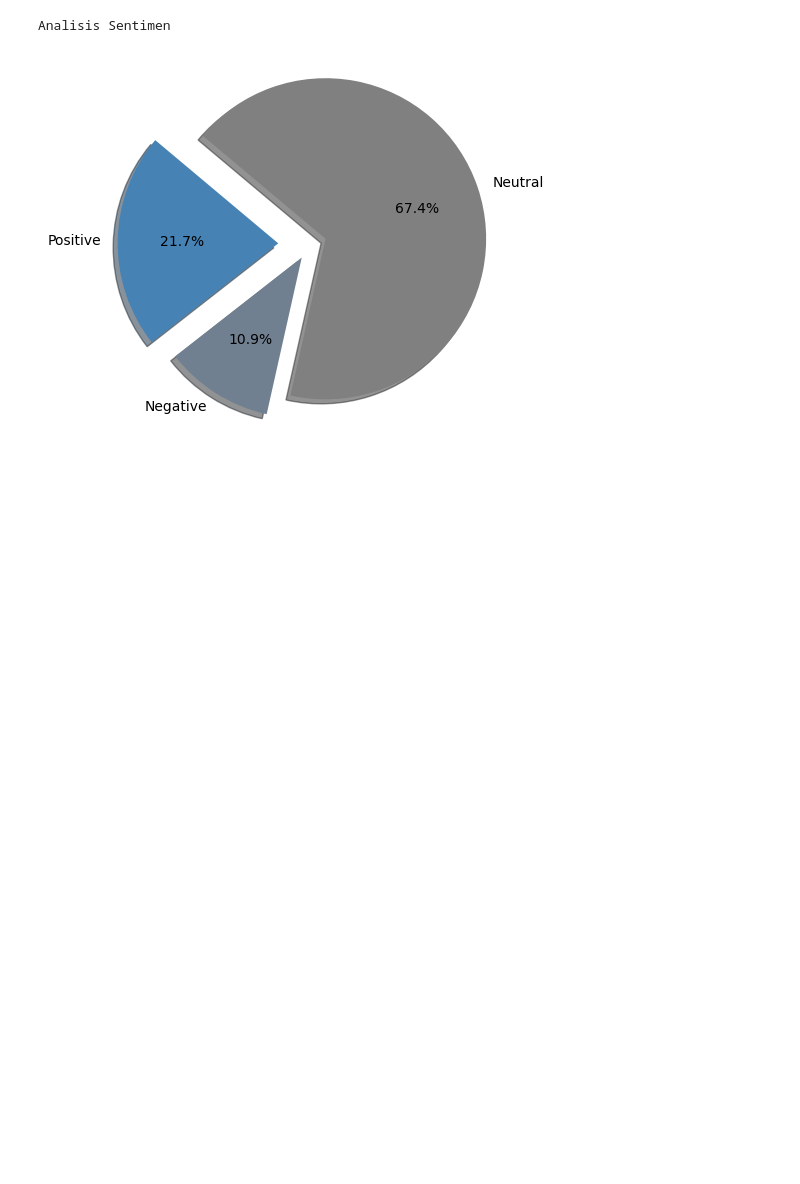
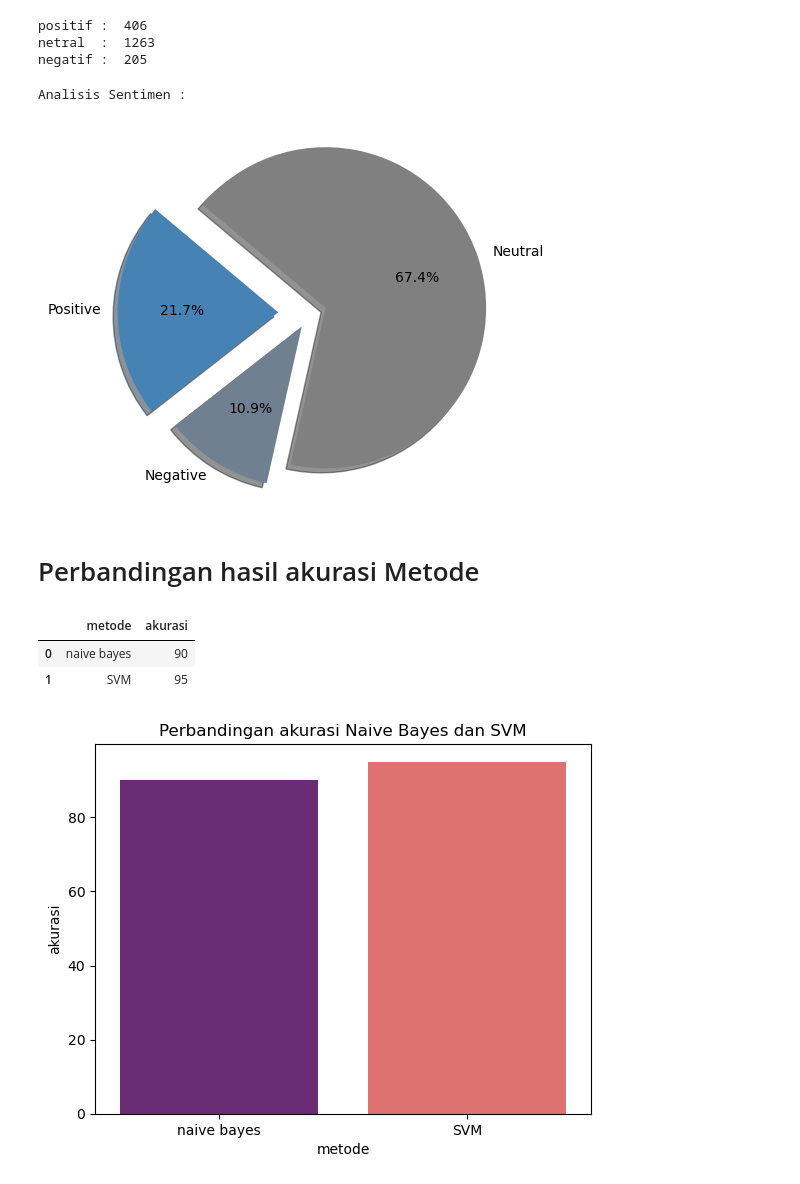
Before and after one commit to nsandarma/analisis-sentiment-instagram, a Jupyter notebook: Hasil.ipynb, the cells around one changed output. Drawn from its saved outputs; the diff is of its cells as text; code cells hidden in the pictures; blank space fills up the shorter version.

```diff
--- a/Hasil.ipynb
+++ b/Hasil.ipynb
@@ -10,8 +67,15 @@ df = pd.read_csv('data_final.csv')
 pos  = len(df[df['sentiment_'] == 1])
 neu = len(df[df['sentiment_']== 0])
 neg = len(df[df['sentiment_']== -1])
+print("positif\t: ",pos)
+print("netral\t: ",neu)
+print("negatif\t: ",neg)
+# %% [output]
+positif :  406
+netral  :  1263
+negatif :  205
 # %%
-print('Analisis Sentimen')
+print('Analisis Sentimen :')
 labels = 'Positive', 'Negative', 'Neutral'
 sizes = [pos, neg, neu]
 colors = ['steelblue', 'slategray', 'gray']
@@ -24,5 +88,20 @@ plt.pie(sizes, explode=explode, labels=labels, colors=colors,
 plt.axis('equal')
 plt.show()
 # %% [output]
-Analisis Sentimen
+Analisis Sentimen :
 [figure]
+# %% [markdown]
+# Perbandingan hasil akurasi Metode
+# %%
+report = pd.DataFrame({'metode':["naive bayes","SVM"],"akurasi":[90,95]})
+report
+# %% [output]
+|  | metode | akurasi |
+| 0 | naive bayes | 90 |
+| 1 | SVM | 95 |
+# %%
+sns.barplot(x='metode',y='akurasi',data=report,palette = 'magma')
+plt.title("Perbandingan akurasi Naive Bayes dan SVM")
+plt.show()
+# %% [output]
+[figure, added]
```
Also changed, not shown: parts of 9 cells of this notebook.
